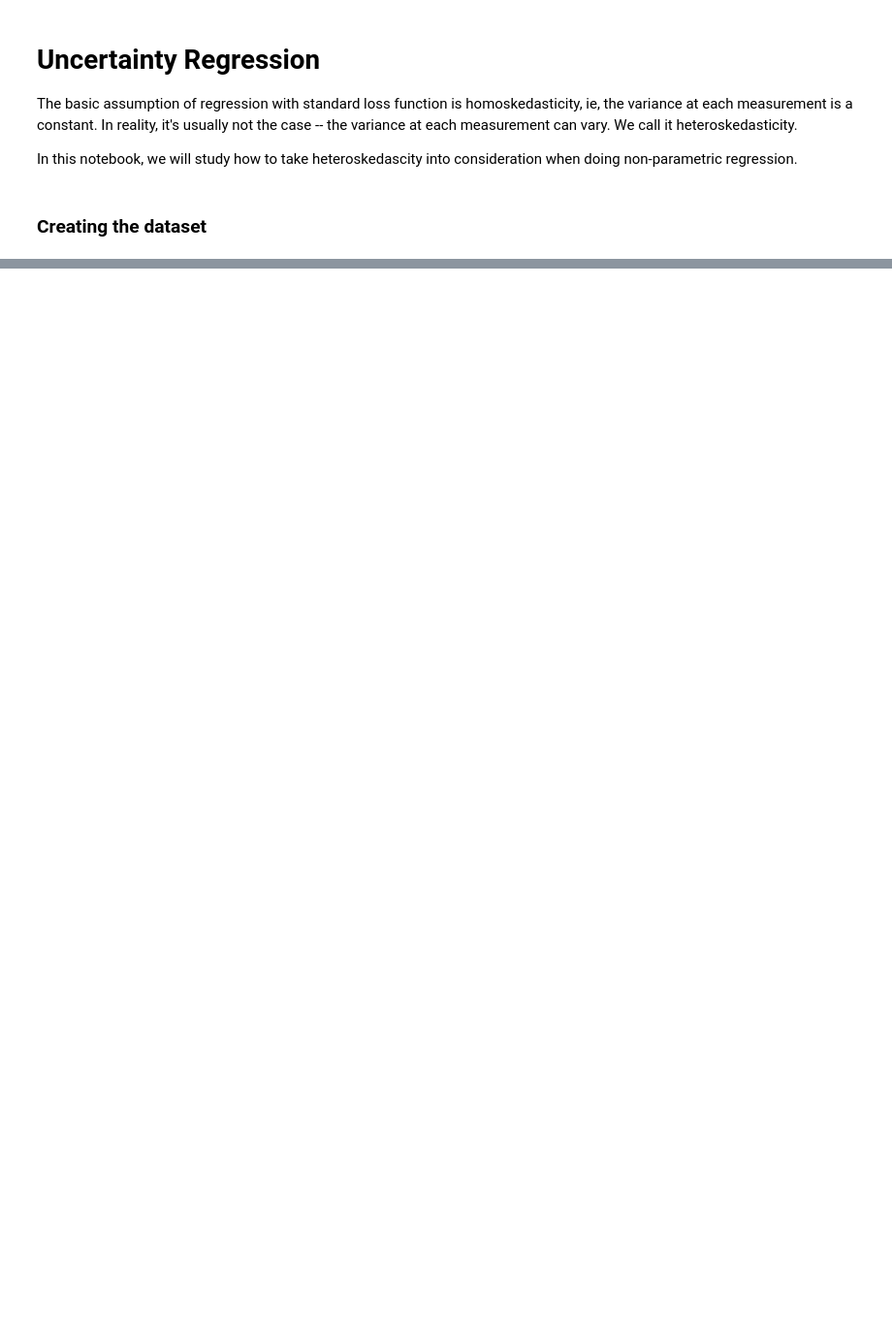
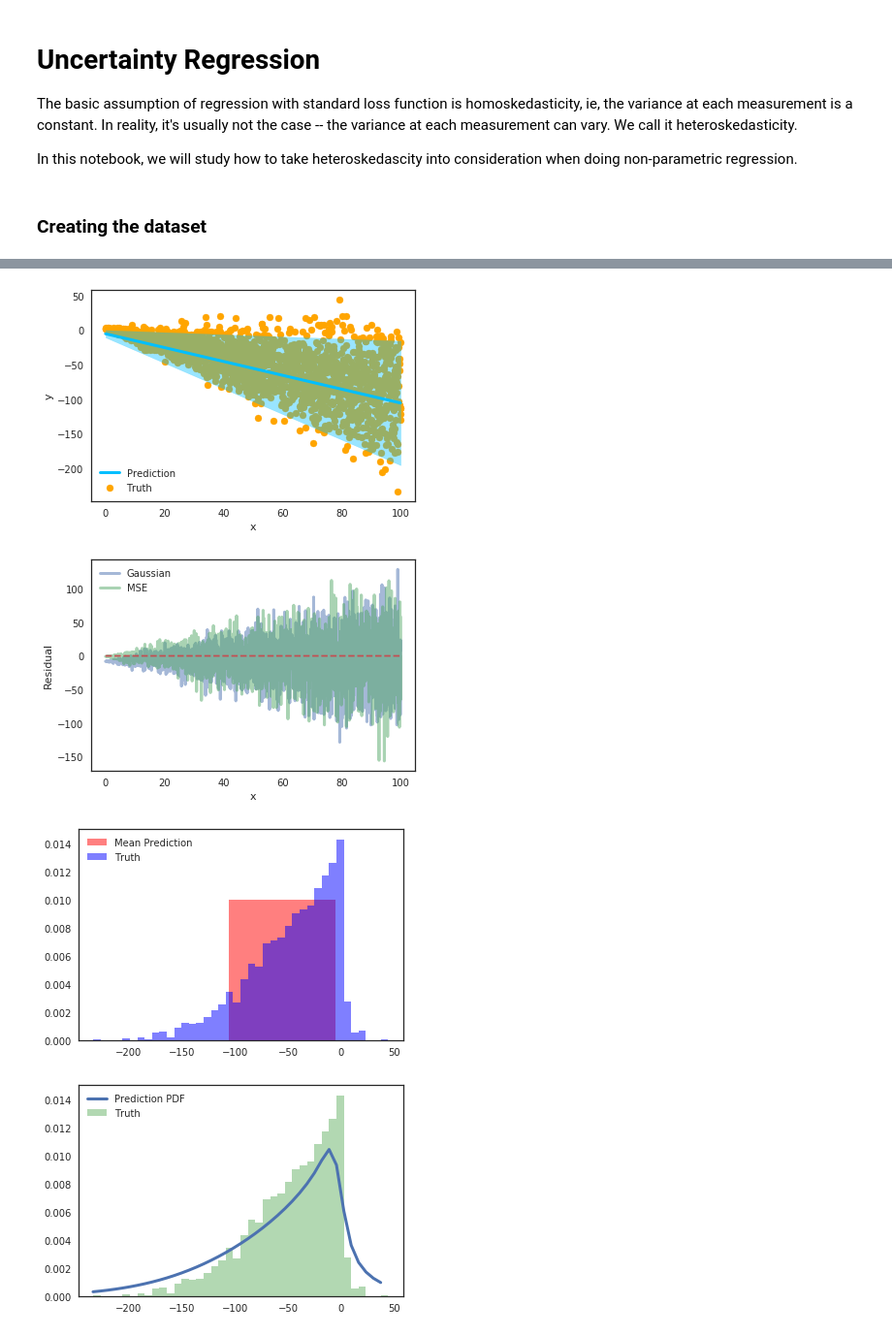
Before and after one commit to thongonary/Thoughts, a Jupyter notebook: Uncertainty quantification for regression.ipynb, the cells around one changed output, grey strips where cells are left out. Shown: that part at 97% size. Saved outputs shown, nothing was run; the diff lists cells and outputs as text; code cells hidden in the pictures; blank space fills up the shorter version.

```diff
--- a/Uncertainty quantification for regression.ipynb
+++ b/Uncertainty quantification for regression.ipynb
@@ -109,6 +131,15 @@ def gauss_loss(y_true, y_pred):
     norm_x = K.tf.divide(y_true - mu, sigma)
     single_NLL = K.log(sigma) + 0.5*K.square(norm_x)
     return K.sum(single_NLL, axis=-1)
+
+def sum_of_gaussians(x, mu_vec, sigma_vec):
+    # x: numpy array of the bin centers
+    x = np.atleast_2d(x)
+    if x.shape[0] <= x.shape[1]:
+        x = x.T
+    x_norm = (x - mu_vec)/sigma_vec
+    single_gaus_val = np.exp(-0.5*np.square(x_norm))/(sigma_vec*np.sqrt(2*np.pi))
+    return np.sum(single_gaus_val, axis=1)/mu_vec.shape[0]
 # %%
 inputs = Input(shape=(1,))
 hidden = Dense(1000)(inputs)
@@ -173 +179,49 @@ Epoch 4/500
+# %%
+y_gauss = Gaussian_model_ordered.predict(x)
+y_gauss_mean = y_gauss[:,0]
+y_gauss_var = y_gauss[:,1]
+
+plt.scatter(x,yval, color='orange', label='Truth')
+plt.plot(x,y_gauss_mean, linewidth=3, color='deepskyblue', label='Prediction')
+plt.fill_between(x, y_gauss_mean-y_gauss_var,y_gauss_mean+y_gauss_var, alpha=0.4, color='deepskyblue')
+
+
+plt.xlabel('x')
+plt.ylabel('y')
+plt.legend(loc='best')
+plt.show()
+
+plt.figure()
+res_ygauss = y_gauss_mean.flatten()-yval
+plt.plot(x, res_ygauss, linewidth=3, alpha=0.5, label='Gaussian')
+plt.plot(x, res_y, linewidth=3, alpha=0.5, label='MSE')
+plt.plot(x,0*x, '--')
+plt.xlabel('x')
+plt.ylabel('Residual')
+plt.legend(loc='best')
+plt.show()
+
+N_bins = 40
+
+plt.figure()
+plt.hist(y_gauss_mean,  bins=N_bins, color='red', alpha=0.5, label='Mean Prediction', density=True)
+plt.hist(yval, color='blue', bins=N_bins, alpha=0.5, label='Truth', density=True)
+plt.legend(loc='best')
+plt.show()
+
+l_bound = min(yval)
+u_bound = max(yval)
+bin_width = (u_bound - l_bound)/N_bins
+z = np.arange(l_bound, u_bound, bin_width)
+bin_content = sum_of_gaussians(z, y_gauss_mean, y_gauss_var)
+plt.figure()
+plt.plot(z,bin_content, linewidth=3, label='Prediction PDF')
+plt.hist(yval, color='green', bins=N_bins, alpha=0.3, label='Truth', density=True)
+plt.legend(loc='best')
+plt.show()
+# %% [output]
+[figure, added]
+[figure, added]
+[figure, added]
+[figure, added]
 # %% [markdown]
```
Also changed, not shown: parts of 17 cells of this notebook.
